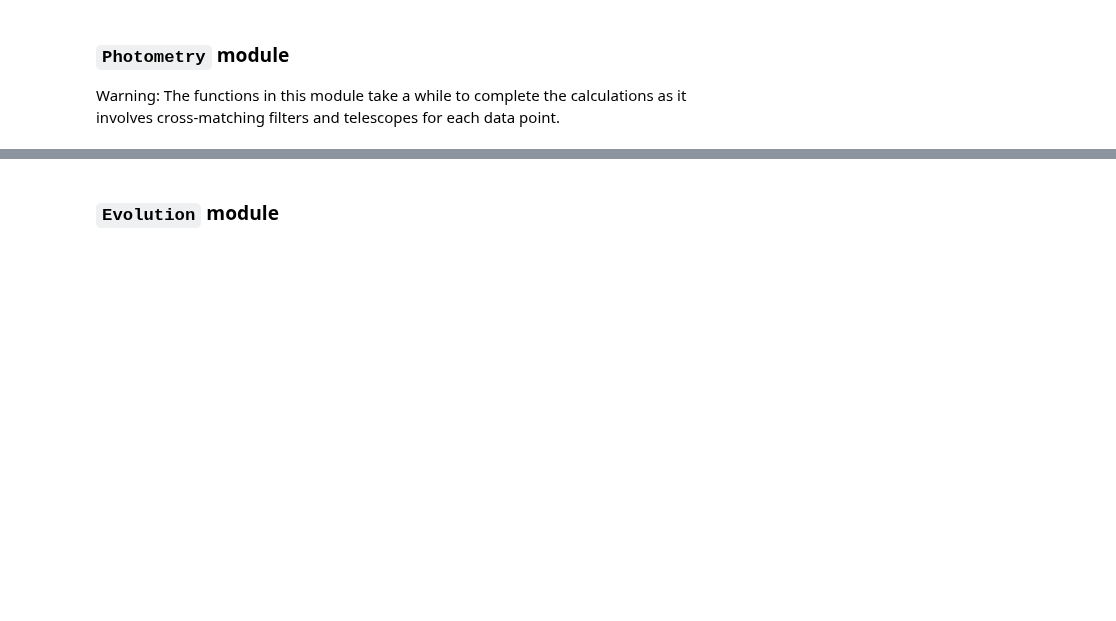
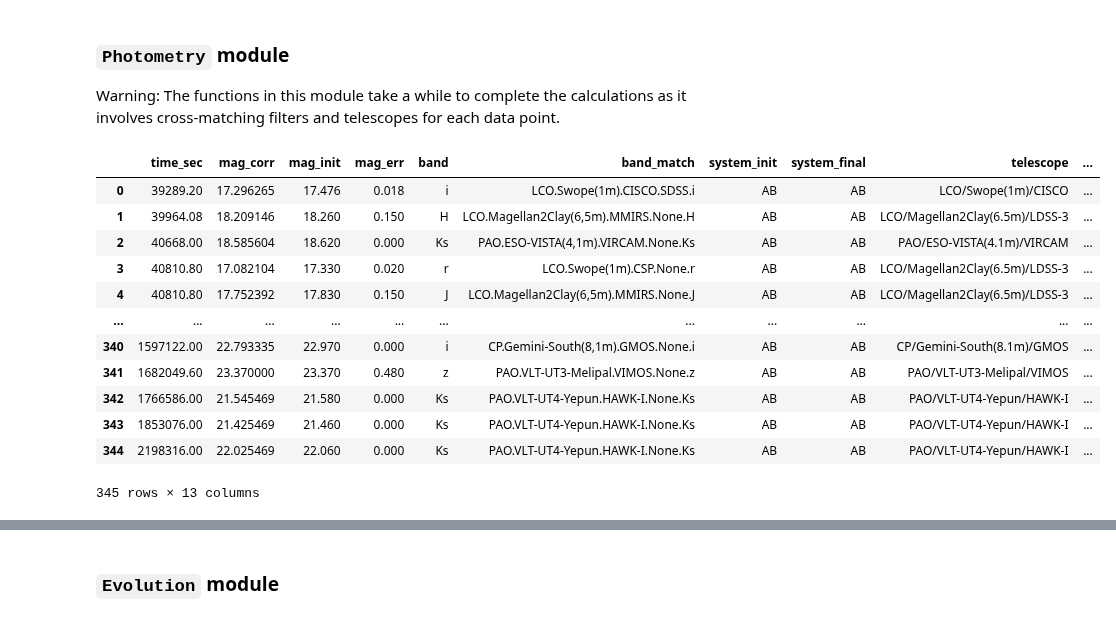
Before and after one commit to SLAC-Gamma-Rays/grbLC, a Jupyter notebook: examples/grblc_demo.ipynb, the cells around one changed output, grey strips where cells are left out. Drawn from its saved outputs; the diff is of its cells as text; code cells hidden in the pictures; blank space fills up the shorter version.

```diff
--- a/examples/grblc_demo.ipynb
+++ b/examples/grblc_demo.ipynb
@@ -16,7 +18,9 @@ lc = Lightcurve(
     grb,
     path = 'raw',
     data_space = 'lin',
-    save = False
+    remove_outliers = False,
+    limiting_mags = True,
+    save = True
     )
 
 lc.displayGRB()
@@ -27,8 +31,22 @@ Warning: The functions in this module take a while to complete the calculations
 # %%
 # convert to AB system and correct for extinction
 # Took 15 minutes for me :)
 
 lc.convertGRB(
             save = True,
-            debug = False
+            debug = True
             )
+# %% [output]
+|  | time_sec | mag_corr | mag_init | mag_err | band | band_match | system_init | system_final | telescope | ... |
+| 0 | 39289.20 | 17.296265 | 17.476 | 0.018 | i | LCO.Swope(1m).CISCO.SDSS.i | AB | AB | LCO/Swope(1m)/CISCO | ... |
+| 1 | 39964.08 | 18.209146 | 18.260 | 0.150 | H | LCO.Magellan2Clay(6,5m).MMIRS.None.H | AB | AB | LCO/Magellan2Clay(6.5m)/LDSS-3 | ... |
+| 2 | 40668.00 | 18.585604 | 18.620 | 0.000 | Ks | PAO.ESO-VISTA(4,1m).VIRCAM.None.Ks | AB | AB | PAO/ESO-VISTA(4.1m)/VIRCAM | ... |
+| 3 | 40810.80 | 17.082104 | 17.330 | 0.020 | r | LCO.Swope(1m).CSP.None.r | AB | AB | LCO/Magellan2Clay(6.5m)/LDSS-3 | ... |
+| 4 | 40810.80 | 17.752392 | 17.830 | 0.150 | J | LCO.Magellan2Clay(6,5m).MMIRS.None.J | AB | AB | LCO/Magellan2Clay(6.5m)/LDSS-3 | ... |
+| ... | ... | ... | ... | ... | ... | ... | ... | ... | ... | ... |
+| 340 | 1597122.00 | 22.793335 | 22.970 | 0.000 | i | CP.Gemini-South(8,1m).GMOS.None.i | AB | AB | CP/Gemini-South(8.1m)/GMOS | ... |
+| 341 | 1682049.60 | 23.370000 | 23.370 | 0.480 | z | PAO.VLT-UT3-Melipal.VIMOS.None.z | AB | AB | PAO/VLT-UT3-Melipal/VIMOS | ... |
+| 342 | 1766586.00 | 21.545469 | 21.580 | 0.000 | Ks | PAO.VLT-UT4-Yepun.HAWK-I.None.Ks | AB | AB | PAO/VLT-UT4-Yepun/HAWK-I | ... |
+| 343 | 1853076.00 | 21.425469 | 21.460 | 0.000 | Ks | PAO.VLT-UT4-Yepun.HAWK-I.None.Ks | AB | AB | PAO/VLT-UT4-Yepun/HAWK-I | ... |
+| 344 | 2198316.00 | 22.025469 | 22.060 | 0.000 | Ks | PAO.VLT-UT4-Yepun.HAWK-I.None.Ks | AB | AB | PAO/VLT-UT4-Yepun/HAWK-I | ... |
+345 rows × 13 columns
```
Also changed, not shown: parts of 6 cells of this notebook, 53 other files.
